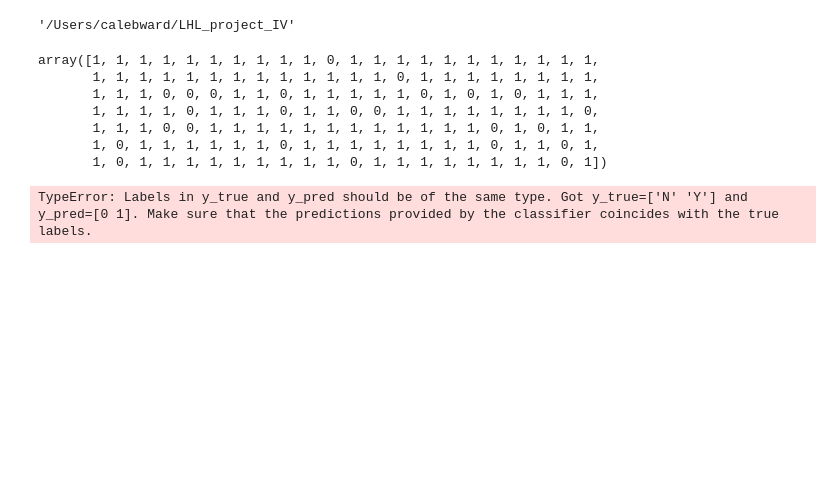
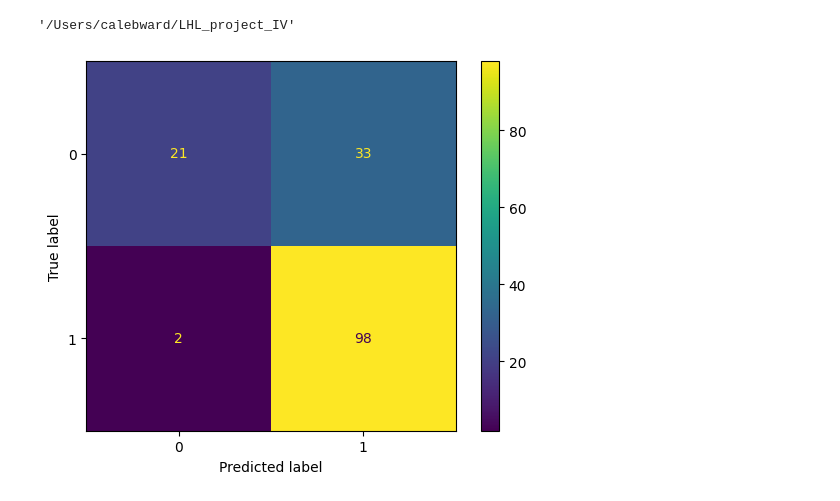
Before and after one commit to AstroLebs/LHL_project_IV, a Jupyter notebook: notebooks/testing_notebook.ipynb, the cells around one changed output. Cells and saved outputs as stored; diff of their text form; code cells hidden in the pictures; blank space fills up the shorter version.

```diff
--- a/notebooks/testing_notebook.ipynb
+++ b/notebooks/testing_notebook.ipynb
@@ -21,19 +21,11 @@ pipeline = pipe.complete_pipeline()
 # %%
 model = pipeline.fit(X_train, y_train)
 # %%
-pipeline.predict(X_test)
+y_pred = pipeline.predict(X_test)
-# %% [output]
-array([1, 1, 1, 1, 1, 1, 1, 1, 1, 1, 0, 1, 1, 1, 1, 1, 1, 1, 1, 1, 1, 1,
-       1, 1, 1, 1, 1, 1, 1, 1, 1, 1, 1, 1, 1, 0, 1, 1, 1, 1, 1, 1, 1, 1,
-       1, 1, 1, 0, 0, 0, 1, 1, 0, 1, 1, 1, 1, 1, 0, 1, 0, 1, 0, 1, 1, 1,
-       1, 1, 1, 1, 0, 1, 1, 1, 0, 1, 1, 0, 0, 1, 1, 1, 1, 1, 1, 1, 1, 0,
-       1, 1, 1, 0, 0, 1, 1, 1, 1, 1, 1, 1, 1, 1, 1, 1, 1, 0, 1, 0, 1, 1,
-       1, 0, 1, 1, 1, 1, 1, 1, 0, 1, 1, 1, 1, 1, 1, 1, 1, 0, 1, 1, 0, 1,
-       1, 0, 1, 1, 1, 1, 1, 1, 1, 1, 1, 0, 1, 1, 1, 1, 1, 1, 1, 1, 0, 1])
 # %%
 from sklearn.metrics import plot_confusion_matrix
 
 
-disp = plot_confusion_matrix(model, X_test, y_test.strip().eq("Y").mul(1))
+disp = plot_confusion_matrix(model, X_test, y_test.str.strip().eq("Y").mul(1))
 # %% [output]
-TypeError: Labels in y_true and y_pred should be of the same type. Got y_true=['N' 'Y'] and y_pred=[0 1]. Make sure that the predictions provided by the classifier coincides with the true labels.
+[figure, added]
```
Also changed, not shown: parts of 1 cell of this notebook, 2 other files.
